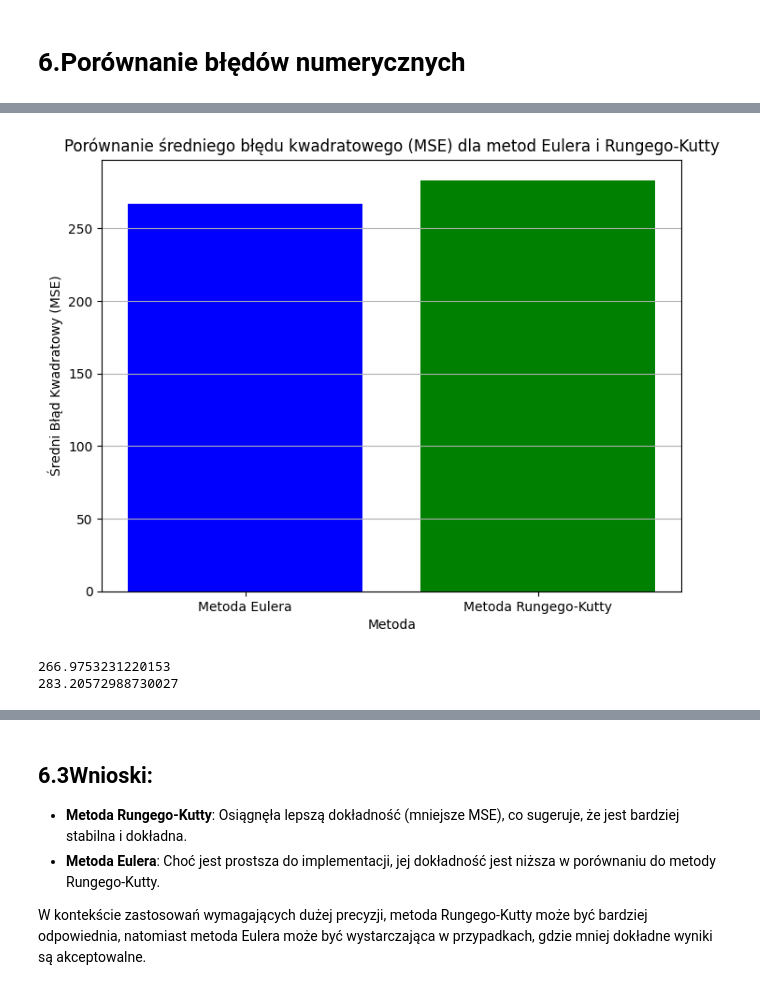
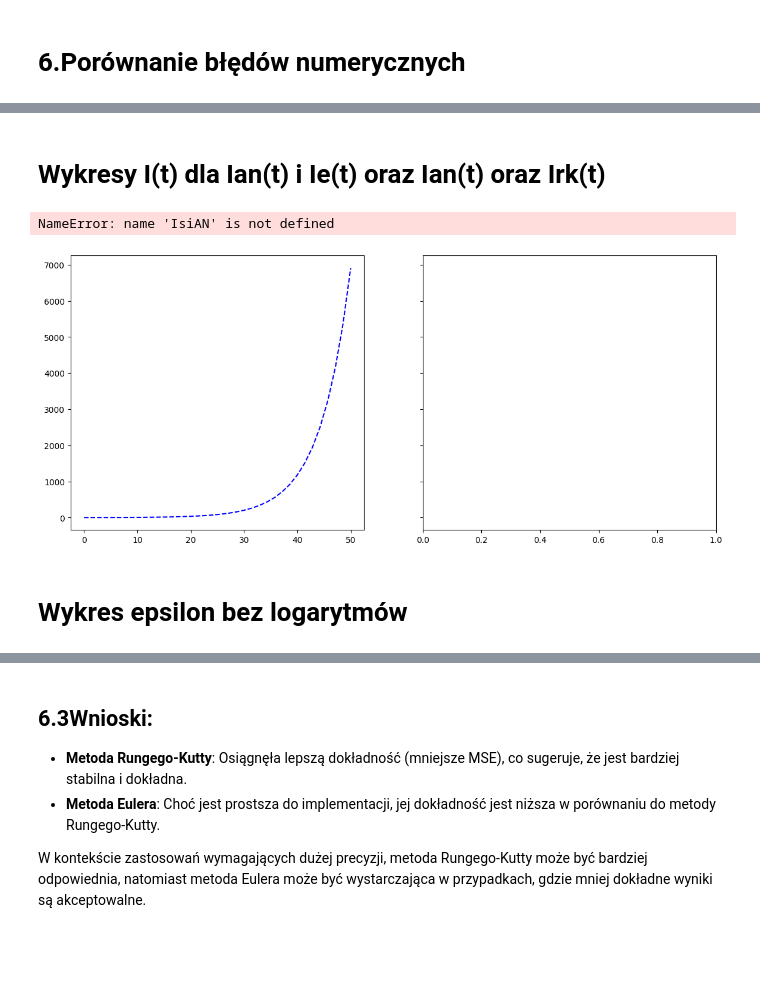
Before and after one commit to 277465/Modelowanie-Pandemii-Sars-cov-19, a Jupyter notebook: projekt.ipynb, the cells around one changed output, grey strips where cells are left out. Cells and saved outputs as stored; diff of their text form; code cells hidden in the pictures; blank space fills up the shorter version.

```diff
--- a/projekt.ipynb
+++ b/projekt.ipynb
@@ -780,31 +733,39 @@ print(mse_rk)
-# %%
-import numpy as np
-import matplotlib.pyplot as plt
-
-# Przykładowe dane dla metod
-I = [0, 0, 0, 0, 0, 0, 0, 0, 1, 2, 3, 3, 4, 5, 5, 5, 5, 5, 7, 8,
-                 10, 14, 16, 16, 18, 22, 31, 33, 43, 57, 71, 195, 228, 269, 320, 381]
-
-# Przekonwertowanie list na tablice NumPy
-I_array = np.array(I)
-Iesir_array = np.array(Resir)
-Irksir_array = np.array(Rrk)
-
-# Obliczanie MSE
-mse_euler = np.mean((I_array - Iesir_array) ** 2)
-mse_rk = np.mean((I_array - Irksir_array) ** 2)
-
-# Wykres porównujący MSE
-plt.figure(figsize=(8, 6))
-plt.bar(["Metoda Eulera", "Metoda Rungego-Kutty"], [mse_euler, mse_rk], color=['blue', 'green'])
-plt.xlabel("Metoda")
-plt.ylabel("Średni Błąd Kwadratowy (MSE)")
-plt.title("Porównanie średniego błędu kwadratowego (MSE) dla metod Eulera i Rungego-Kutty")
-plt.grid(True, axis='y')
-plt.show()
-print(mse_euler)
-print(mse_rk)
-# %% [output]
-[figure, removed]
-266.9753231220153
-283.20572988730027
+# %% [markdown]
+# Wykresy I(t) dla Ian(t) i Ie(t) oraz Ian(t) oraz Irk(t)
+# %%
+import numpy as np
+import matplotlib.pyplot as plt
+
+# Przykładowy wektor czasu (dopasowany do długości danych)
+t = np.linspace(0, 50, len(Iesi))  # Zakładamy równomierny czas próbkowania
+
+# Tworzenie wykresu
+fig, axs = plt.subplots(1, 2, figsize=(14, 6), sharey=True)
+
+# Wykres 1: Porównanie Isie i IsiAN
+axs[0].plot(t, Iesi, label='Metoda numeryczna (Isie)', linestyle='--', color='blue')
+axs[0].plot(t, IsiAN, label='Metoda analityczna (IsiAN)', linestyle='-', color='red')
+axs[0].set_title('Porównanie Isie i IsiAN', fontsize=14)
+axs[0].set_xlabel('Czas (t)', fontsize=12)
+axs[0].set_ylabel('Liczba zakażonych I(t)', fontsize=12)
+axs[0].legend(fontsize=10)
+axs[0].grid(True)
+
+# Wykres 2: Porównanie Irksi i IsiAN
+axs[1].plot(t, Irksi, label='Metoda alternatywna (Irksi)', linestyle='--', color='green')
+axs[1].plot(t, IsiAN, label='Metoda analityczna (IsiAN)', linestyle='-', color='red')
+axs[1].set_title('Porównanie Irksi i IsiAN', fontsize=14)
+axs[1].set_xlabel('Czas (t)', fontsize=12)
+axs[1].legend(fontsize=10)
+axs[1].grid(True)
+
+# Dostosowanie układu
+plt.tight_layout()
+
+# Wyświetlenie wykresów
+plt.show()
+# %% [output]
+NameError: name 'IsiAN' is not defined
+[figure, added]
+# %% [markdown]
+# Wykres epsilon bez logarytmów
```
Also changed, not shown: parts of 6 cells of this notebook.
